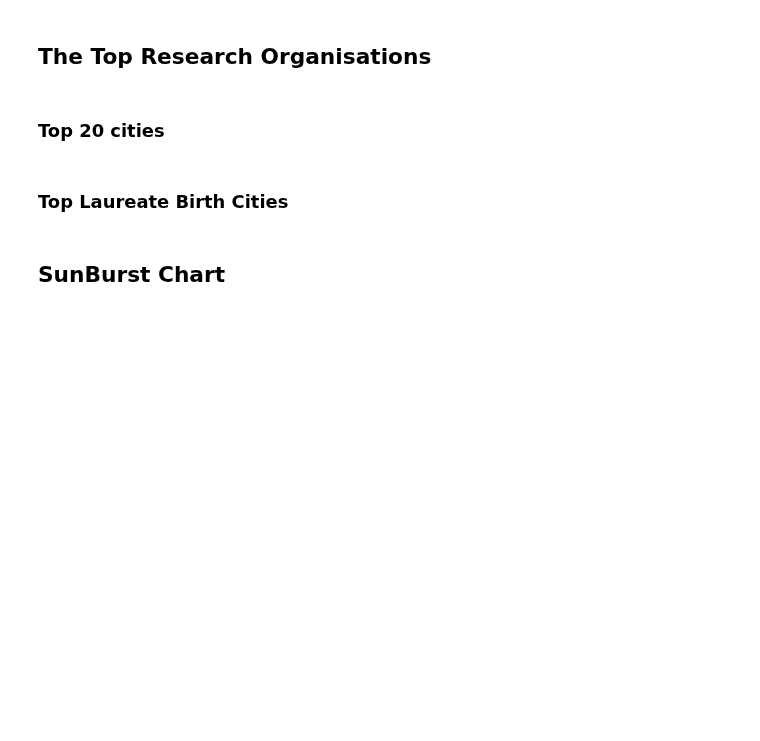
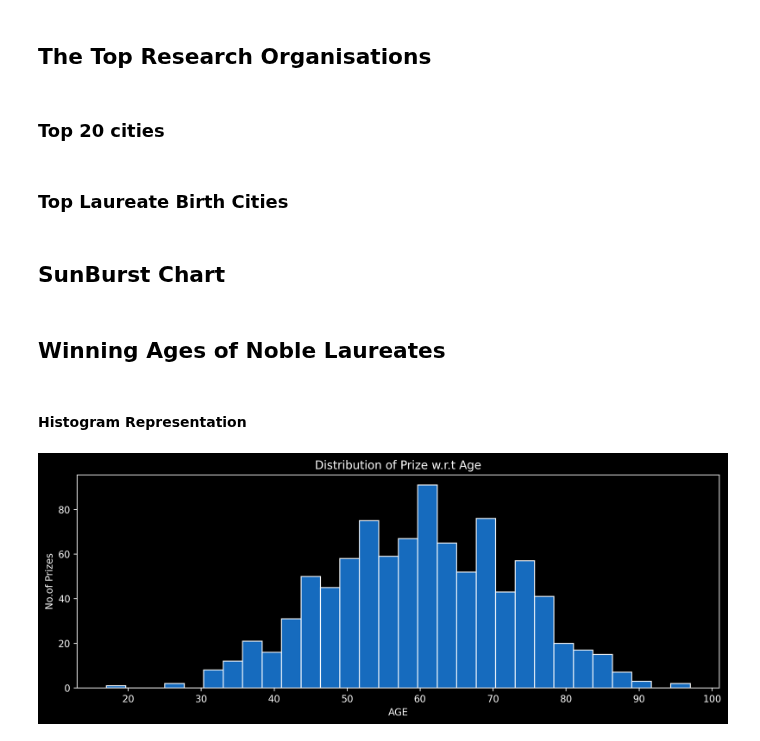
Before and after one commit to ahmedyar7/Data-Science-Projects, a Jupyter notebook: Nobel Prize Analysis/main.ipynb, the cells around one changed output. Drawn from its saved outputs; the diff is of its cells as text; code cells hidden in the pictures; blank space fills up the shorter version.

Commit message:
distribution of the ages wrt to the graph plotin using the prizesalothignting

```diff
--- a/Nobel Prize Analysis/main.ipynb
+++ b/Nobel Prize Analysis/main.ipynb
@@ -545 +546,28 @@ sun = px.sunburst(
 sun.show()
+# %% [markdown]
+## Winning Ages of Noble Laureates
+# %%
+year = df_data.birth_date.dt.year
+winning_age = df_data.year - year
+
+df_data["winning_age"] = winning_age
+# %% [markdown]
+#### Histogram Representation
+# %%
+plt.figure(figsize=(12, 4), dpi=250)
+
+plt.title("Distribution of Prize w.r.t Age")
+plt.xlabel("AGE")
+plt.ylabel("No.of Prizes")
+
+sns.histplot(
+    data=df_data,
+    x="winning_age",
+    color="dodgerblue",
+    bins=30,
+)
+
+
+plt.show()
+# %% [output]
+[figure, added]
```
Also changed, not shown: parts of 2 cells of this notebook.
